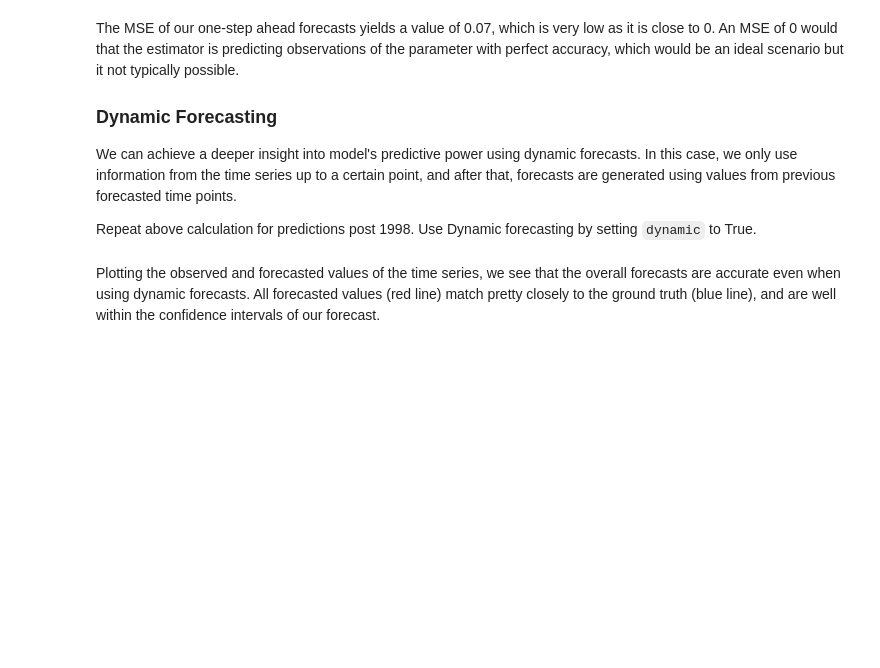
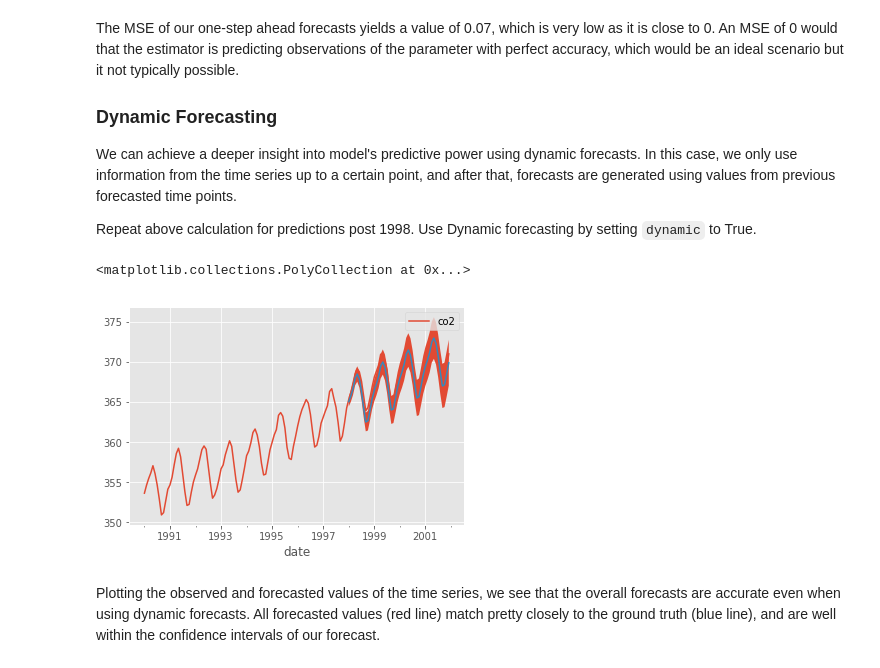
Before and after one commit to npschafer/dsc-sarima-models-lab-houston-ds-042219, a Jupyter notebook: index.ipynb, the cells around one changed output. Drawn from its saved outputs; the diff is of its cells as text; code cells hidden in the pictures; blank space fills up the shorter version.

```diff
--- a/index.ipynb
+++ b/index.ipynb
@@ -400,3 +410,19 @@ pred_dynamic_conf = None
+# %%
+# Get predictions starting from 01-01-1998 and calculate confidence intervals.
+prediction = fit.get_prediction(start='1998-01-01', dynamic=True)
+prediction_ci = prediction.conf_int()
+
+#Plot observed values
+CO2_monthly['1990':].plot()
+
+#Plot predicted values
+prediction.predicted_mean.plot()
+
+#Plot the range for confidence intervals
+plt.fill_between(prediction_ci.index, prediction_ci.iloc[:, 0], prediction_ci.iloc[:, 1])
+# %% [output]
+<matplotlib.collections.PolyCollection at 0x...>
+[figure, added]
 # %% [markdown]
 Plotting the observed and forecasted values of the time series, we see that the overall forecasts are accurate even when using dynamic forecasts. All forecasted values (red line) match pretty closely to the ground truth (blue line), and are well within the confidence intervals of our forecast.
 # %%
```
Also changed, not shown: parts of 4 cells of this notebook.
